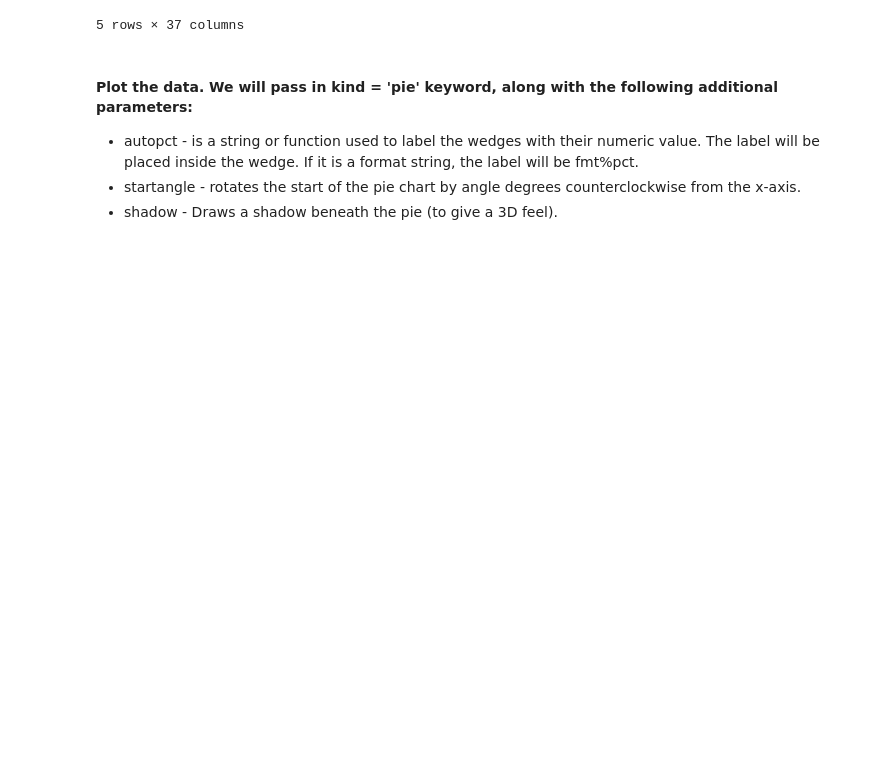
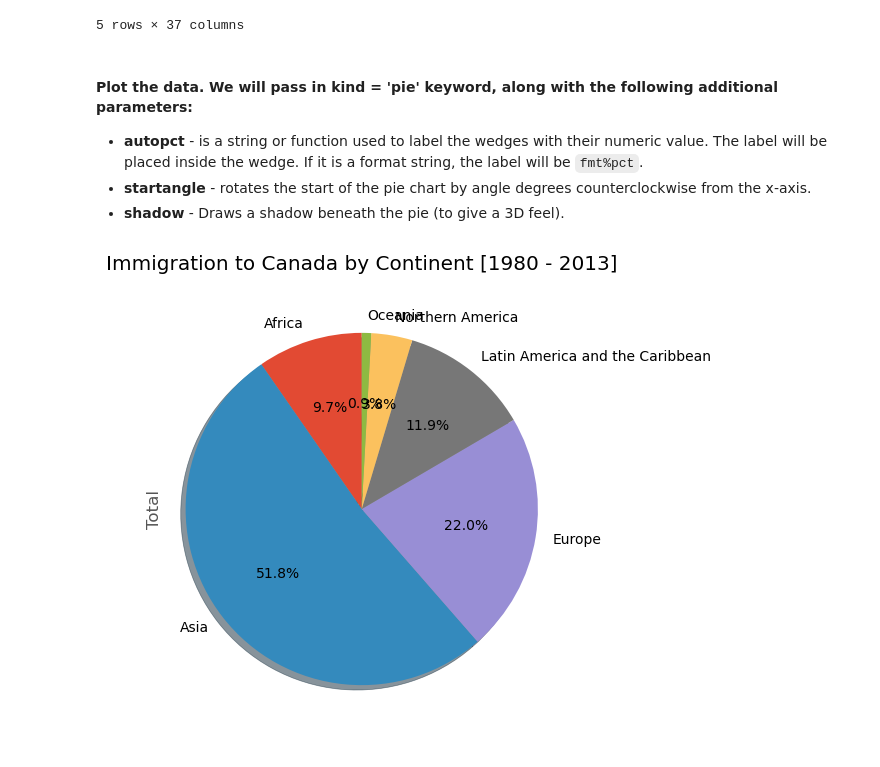
Before and after one commit to oktavianuu/data-visualization, a Jupyter notebook: specialized_visualization.ipynb, the cells around one changed output. Drawn from its saved outputs; the diff is of its cells as text; code cells hidden in the pictures; blank space fills up the shorter version.

```diff
--- a/specialized_visualization.ipynb
+++ b/specialized_visualization.ipynb
@@ -4,7 +4,7 @@
 import pandas as pd
 import numpy as np
 # %%
-data = pd.read_excel("/Users/oktavianu/Data-Science/data-visualization/Canada.xlsx",
+data = pd.read_excel("/home/oktavianu/data/Canada.xlsx",
                    sheet_name="Canada by Citizenship",
                    skiprows=range(20),
                    skipfooter=2)
@@ -91,6 +91,21 @@ data_continents.head()
 # %% [markdown]
 #### Plot the data. We will pass in kind = 'pie' keyword, along with the following additional parameters:
 
--  autopct - is a string or function used to label the wedges with their numeric value. The label will be placed inside the wedge. If it is a format string, the label will be fmt%pct.
-- startangle - rotates the start of the pie chart by angle degrees counterclockwise from the x-axis.
-- shadow - Draws a shadow beneath the pie (to give a 3D feel).
+- **autopct** - is a string or function used to label the wedges with their numeric value. The label will be placed inside the wedge. If it is a format string, the label will be `fmt%pct`.
+- **startangle** - rotates the start of the pie chart by angle degrees counterclockwise from the x-axis.
+- **shadow** - Draws a shadow beneath the pie (to give a 3D feel).
+# %%
+# autopct create %, start angle represent starting point
+data_continents['Total'].plot(kind='pie',
+                              figsize=(5, 6),
+                              autopct='%1.1f%%', # add in percentages
+                              startangle=90, # start angle 90 degree (Africa)
+                              shadow=True, # add shadow
+                              )
+
+plt.title('Immigration to Canada by Continent [1980 - 2013]')
+plt.axis('equal') # set the pie charts to look like a circle
+
+plt.show()
+# %% [output]
+[figure, added]
```
Also changed, not shown: parts of 3 cells of this notebook.
